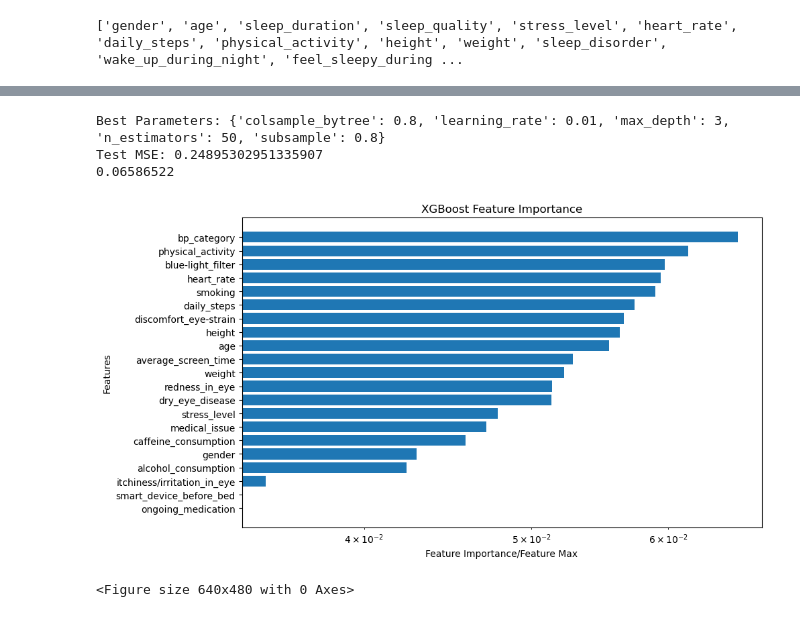
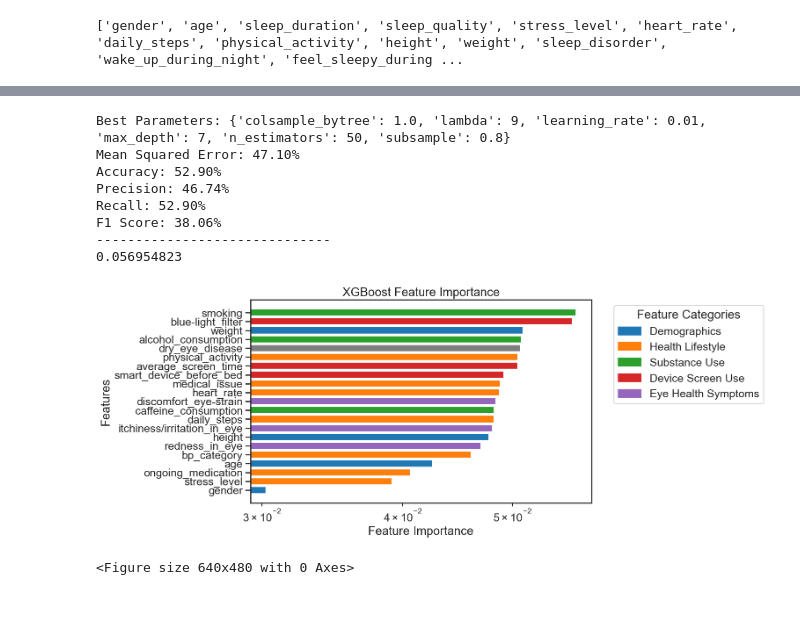
Before and after one commit to debanjan-cosmo/Erdos_Data_Science_Project_2025, a Jupyter notebook: 03_Feature_Selection.ipynb, the cells around one changed output, grey strips where cells are left out. Drawn from its saved outputs; the diff is of its cells as text; code cells hidden in the pictures.

```diff
--- a/03_Feature_Selection.ipynb
+++ b/03_Feature_Selection.ipynb
@@ -120,8 +150,13 @@ Test MSE: 0.20976199209690094
 # %%
-feature_selection(df, 'insomnia')
+feature_selection(df, 'insomnia', best_params=xgb_insomnia_full)
 # %% [output]
-Best Parameters: {'colsample_bytree': 0.8, 'learning_rate': 0.01, 'max_depth': 3, 'n_estimators': 50, 'subsample': 0.8}
-Test MSE: 0.24895302951335907
-0.06586522
+Best Parameters: {'colsample_bytree': 1.0, 'lambda': 9, 'learning_rate': 0.01, 'max_depth': 7, 'n_estimators': 50, 'subsample': 0.8}
+Mean Squared Error: 47.10%
+Accuracy: 52.90%
+Precision: 46.74%
+Recall: 52.90%
+F1 Score: 38.06%
+------------------------------
+0.056954823
-[figure, old version]
+[figure, new version]
 <Figure size 640x480 with 0 Axes>
```
Also changed, not shown: parts of 15 cells of this notebook, 2 other files.
